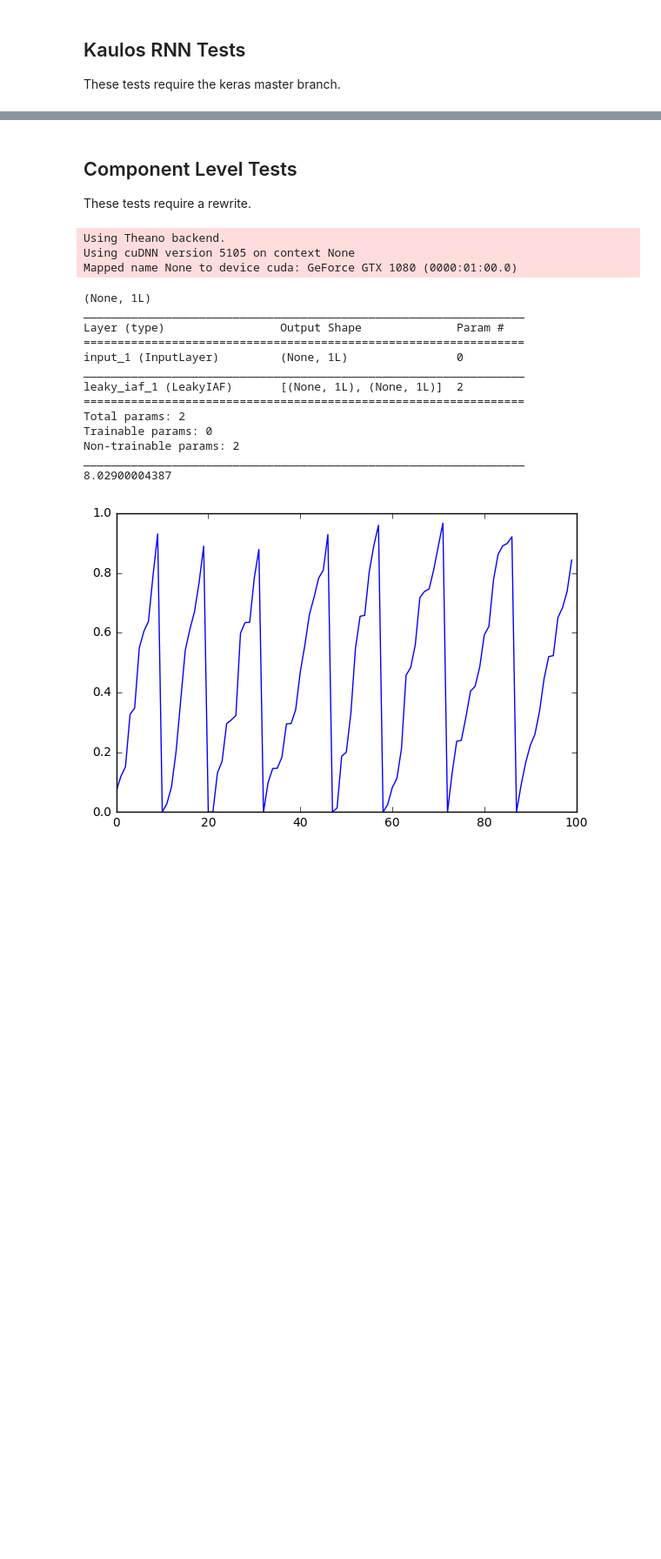
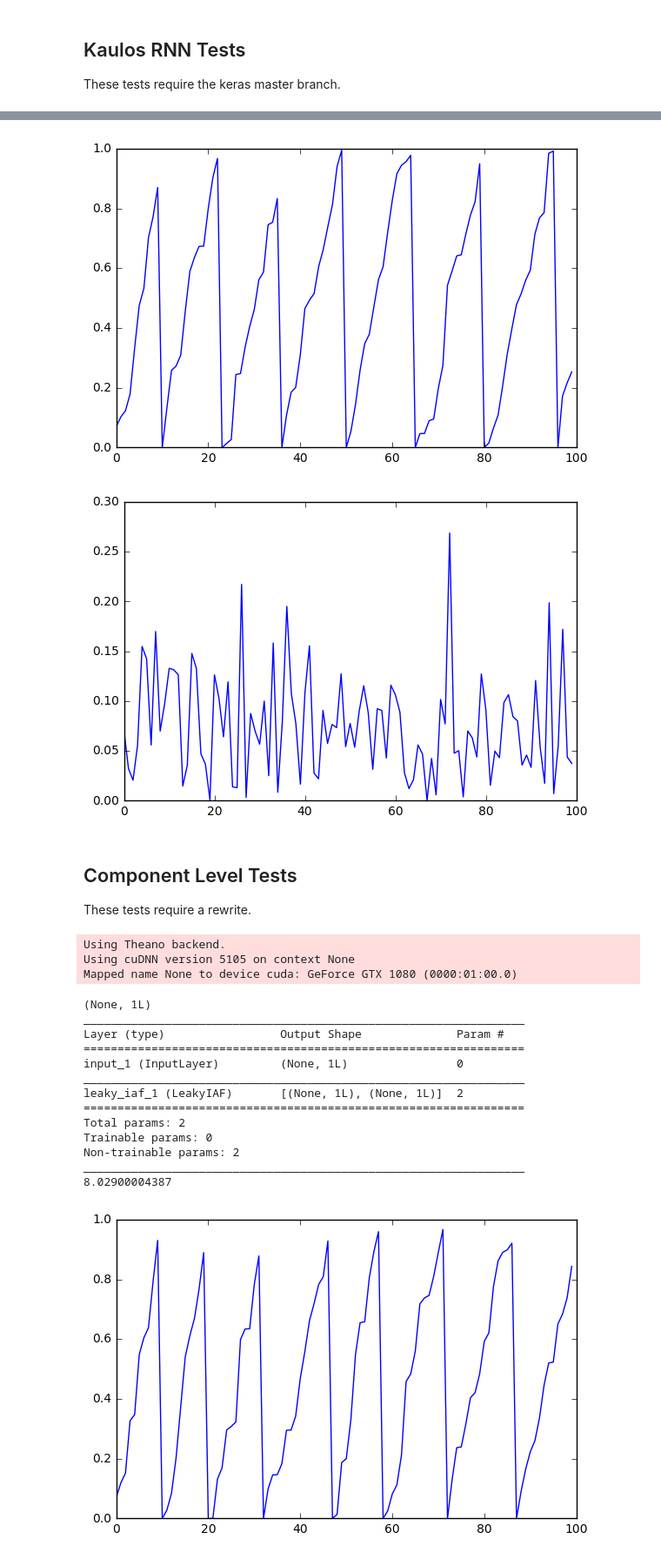
Before and after one commit to mkturkcan/Kaulos, a Jupyter notebook: examples/Kaulos-Keras-Tests.ipynb, the cells around one changed output, grey strips where cells are left out. Shown at 87% size. Cells and saved outputs as stored; diff of their text form; code cells hidden in the pictures; blank space fills up the shorter version.

```diff
--- a/examples/Kaulos-Keras-Tests.ipynb
+++ b/examples/Kaulos-Keras-Tests.ipynb
@@ -57,10 +57,15 @@ class KaulosWrapperCell(keras.layers.Layer):
         print("Output State Tensor: " + str(out_states))
         return output, [output]
 
+
+M = 2
+T = 100
+x_train = np.abs(np.random.randn(1,T,M)) * 0.1
+
 component = LeakyIAF()
 cell = KaulosWrapperCell([component])
-x = keras.Input((100L, 1L,))
-layer = RNN(cell)
+x = keras.Input(x_train.shape[1:])
+layer = RNN(cell, return_sequences = True)
 y = layer(x)
 
 model = Model(inputs=x, outputs=y)
@@ -68,5 +73,11 @@ model = Model(inputs=x, outputs=y)
 optimizer = Adam()
 model.compile(loss='mse', optimizer=optimizer, metrics=['accuracy'])
 model.summary()
+
+import time
+start = time.time()
+model_output = model.predict(x_train)
+end = time.time()
+print(end - start)
 # %% [output]
 Using Theano backend.
@@ -73,3 +103,18 @@ Using Theano backend.
+# %%
+import matplotlib
+%matplotlib inline
+import matplotlib.pyplot as plt
+
+plt.figure()
+plt.plot(model_output[0][:,0])
+plt.tight_layout()
+
+plt.figure()
+plt.plot(x_train[0,:,0])
+plt.tight_layout()
+# %% [output]
+[figure, added]
+[figure, added]
 # %% [markdown]
 ## Component Level Tests
 These tests require a rewrite.
```
Also changed, not shown: parts of 1 cell of this notebook, 1 other file.
